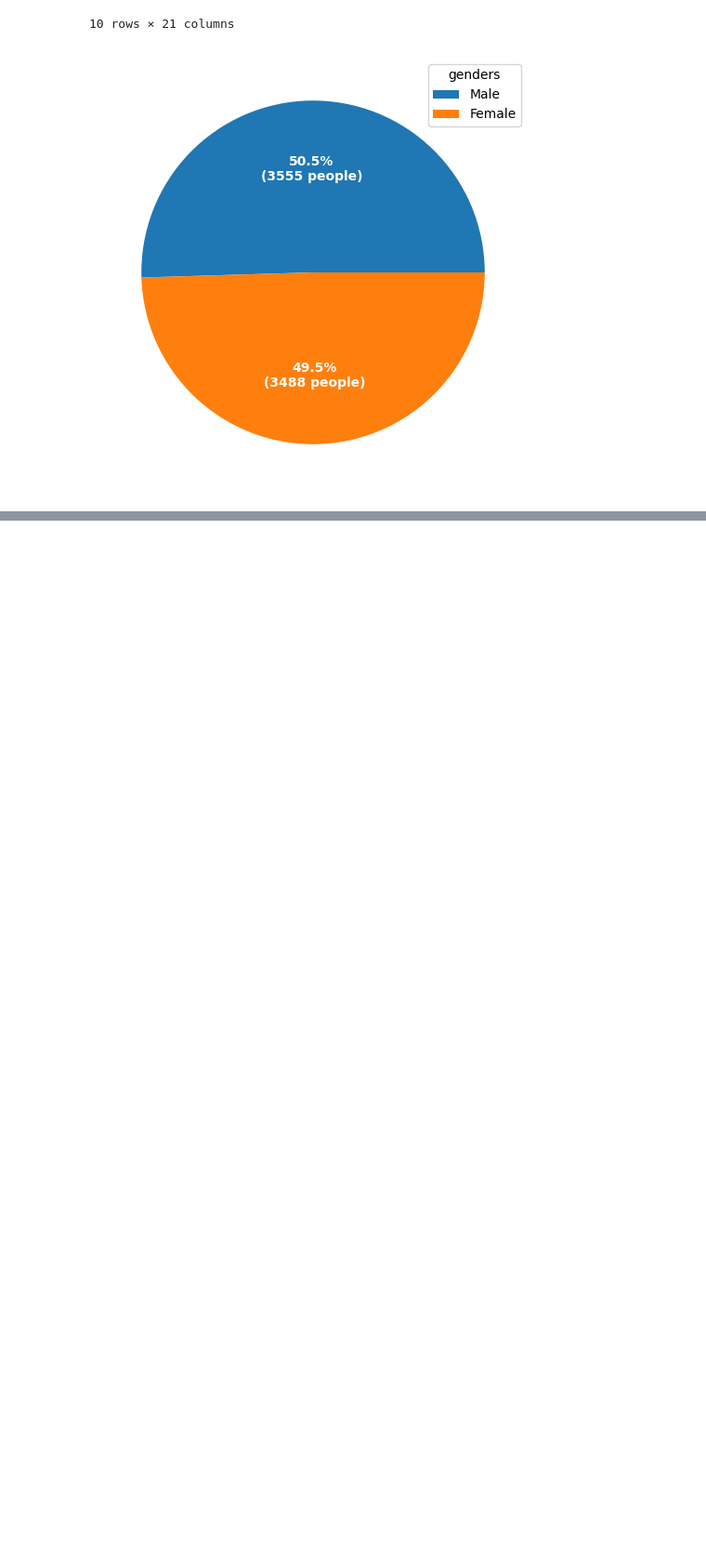
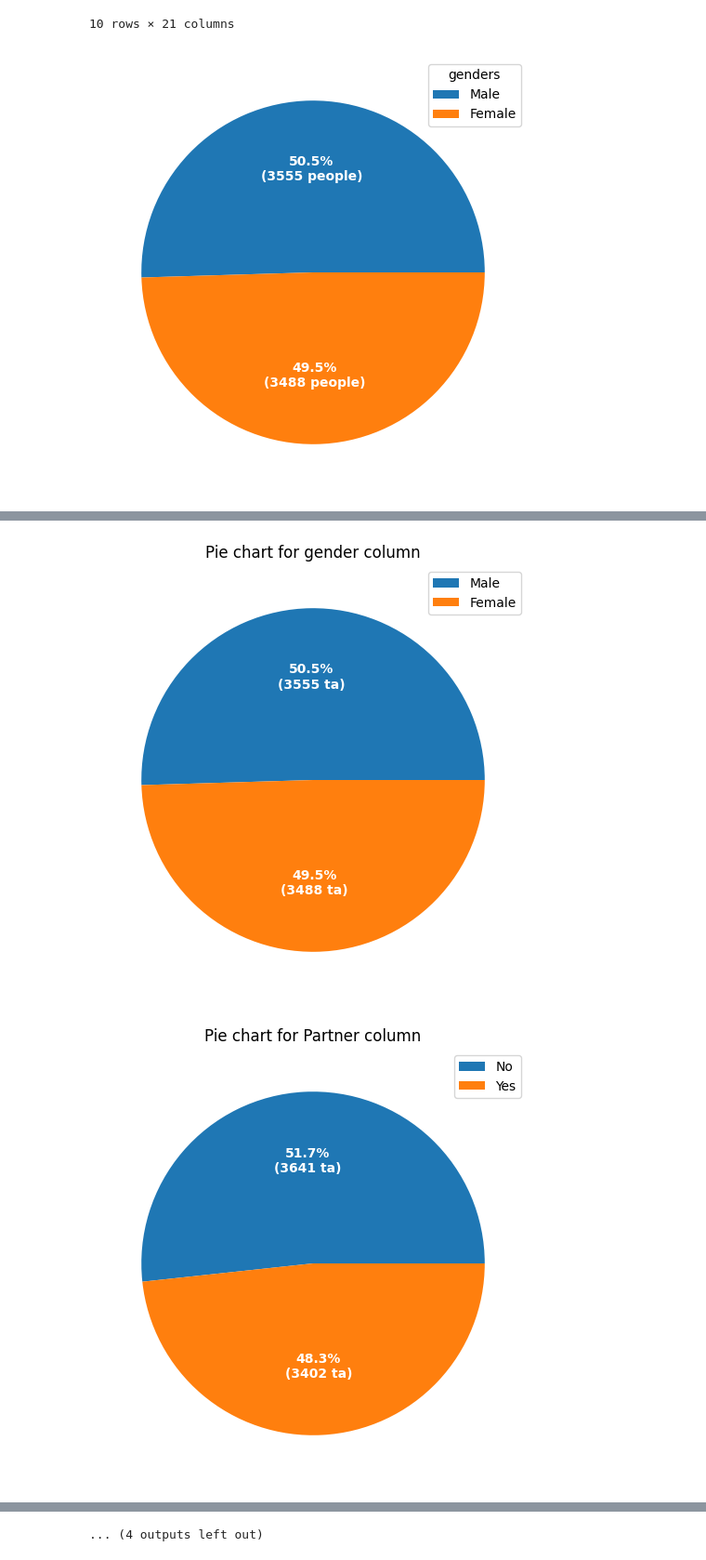
Before and after one commit to UZOKMUROD/telco-churn, a Jupyter notebook: notebooks/eda.ipynb, the cells around one changed output, grey strips where cells are left out. Shown at 93% size. Drawn from its saved outputs; the diff is of its cells as text; code cells hidden in the pictures; blank space fills up the shorter version.

```diff
--- a/notebooks/eda.ipynb
+++ b/notebooks/eda.ipynb
@@ -137,8 +137,8 @@ df.head(10)
 # %%
 fig, ax = plt.subplots(figsize=(8,6), subplot_kw=dict(aspect="equal"))
 data = df['gender'].value_counts()
-def func(pct, allvals):
-    absolute = int(np.round(pct/100.*np.sum(allvals)))
+def func(pct, all):
+    absolute = int(np.round(pct/100.*np.sum(all)))
     return f"{pct:.1f}%\n({absolute:d} people)"
 
 wedges, texts, autotexts = ax.pie(data.values, autopct=lambda pct:func(pct, data.values), textprops=dict(color="w"))
@@ -148,3 +148,11 @@ plt.setp(autotexts, size=10, weight= 'bold')
 plt.show()
 # %% [output]
 [figure]
+# %%
+l1 = [len(str(i).split()) for i in df['TotalCharges']]
+l2 = [i for i in range(len(l1)) if l1[i] != 1]
+print(*l2)
+df["TotalCharges"] = df["TotalCharges"].replace(r'^\s*$', np.nan, regex=True)
+df['TotalCharges'] = pd.to_numeric(df['TotalCharges'])
+
+df.drop(columns='customerID', inplace=True, axis=1)
@@ -150,0 +181,23 @@ plt.show()
+# %%
+num_col = df.select_dtypes(include="number").columns.to_list()
+obj_cols = df.select_dtypes(include= ['object']).columns.tolist()
+# %%
+for i in obj_cols:
+    data = df[i].value_counts()
+
+    fig, ax = plt.subplots(figsize = (8,6), subplot_kw=dict(aspect='equal'))
+
+    def func(pct, allvals):
+        absolute = int(np.round(pct / 100. * np.sum(allvals)))
+        return f"{pct:.1f}%\n({absolute} ta)"
+
+
+    wedges, texts, autotexts = ax.pie(data.values, autopct=lambda pct: func(pct, data.values), textprops=dict(color = 'w'))
+
+    ax.legend(wedges, data.index, loc=0)
+    plt.setp(autotexts, size = 10, weight = 'bold')
+    plt.title(f"Pie chart for {i} column")
+    plt.show()
+# %% [output]
+[figure, added]
+[figure, added]
@@ -150,0 +214 @@ plt.show()
+... (4 outputs left out)
```
Also changed, not shown: parts of 8 cells of this notebook.
